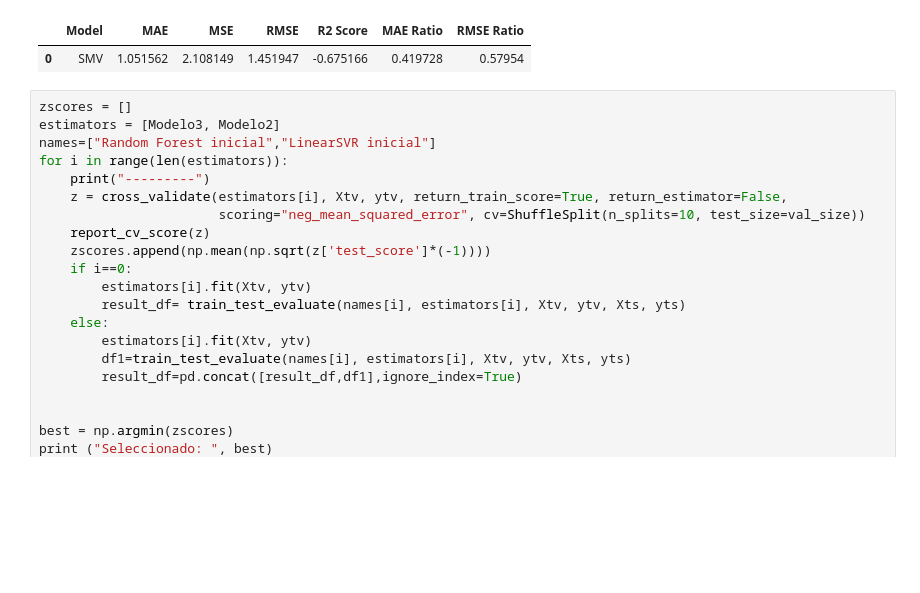
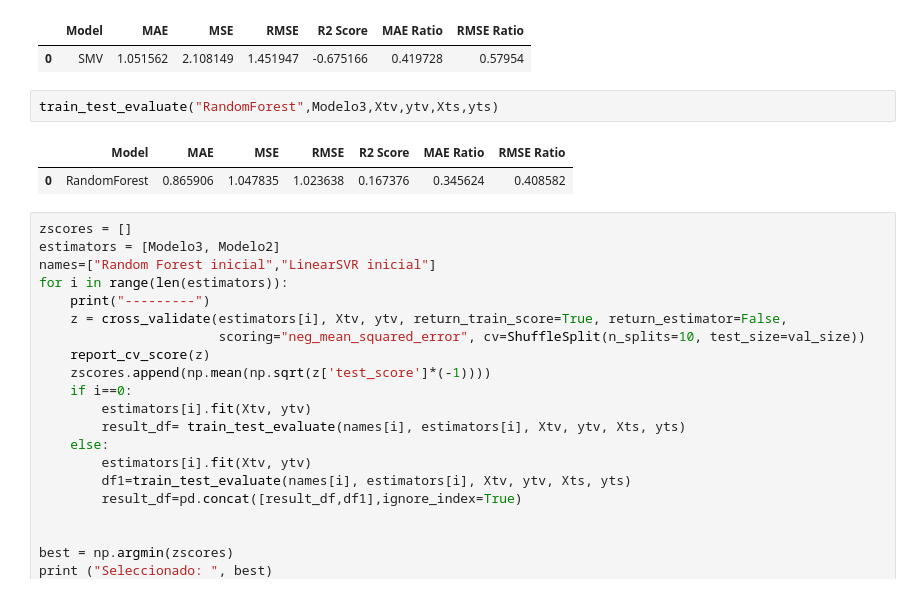
Before and after one commit to Sher016/IA, a Jupyter notebook: 03 - modelo SVR+RandomForest con preprocesado forma 2.ipynb, the cells around one changed output. Drawn from its saved outputs; the diff is of its cells as text; blank space fills up the shorter version.

```diff
--- a/03 - modelo SVR+RandomForest con preprocesado forma 2.ipynb
+++ b/03 - modelo SVR+RandomForest con preprocesado forma 2.ipynb
@@ -456,6 +456,11 @@ train_test_evaluate("SVR",Modelo2,Xtv,ytv,Xts,yts)
 # %% [output]
 |  | Model | MAE | MSE | RMSE | R2 Score | MAE Ratio | RMSE Ratio |
 | 0 | SMV | 1.051562 | 2.108149 | 1.451947 | -0.675166 | 0.419728 | 0.57954 |
+# %%
+train_test_evaluate("RandomForest",Modelo3,Xtv,ytv,Xts,yts)
+# %% [output]
+|  | Model | MAE | MSE | RMSE | R2 Score | MAE Ratio | RMSE Ratio |
+| 0 | RandomForest | 0.865906 | 1.047835 | 1.023638 | 0.167376 | 0.345624 | 0.408582 |
 # %%
 zscores = []
 estimators = [Modelo3, Modelo2]
```
